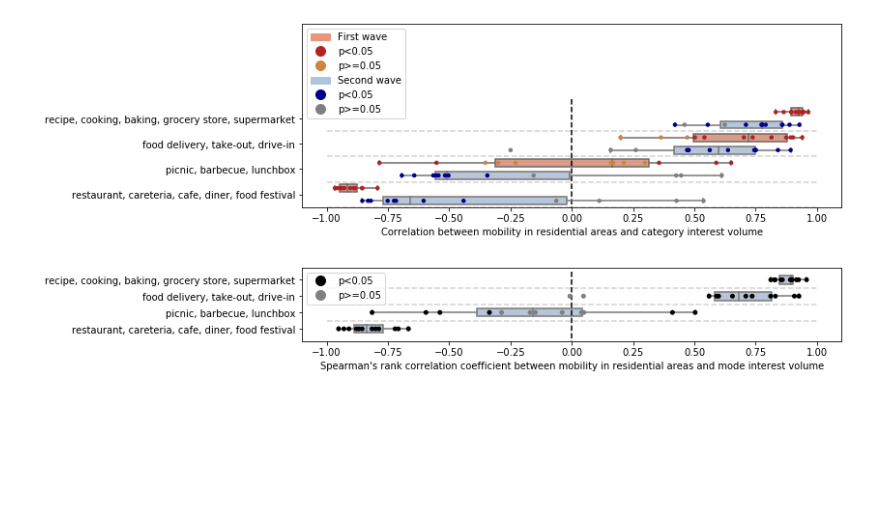
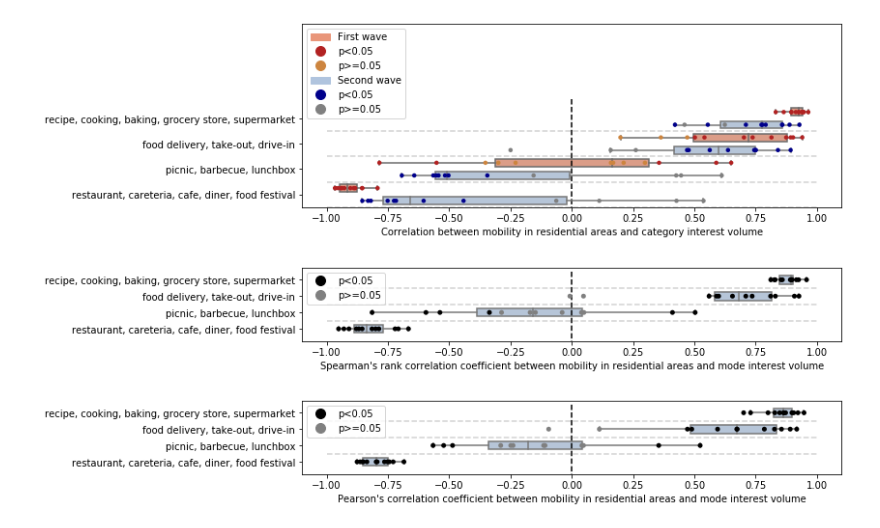
Before and after one commit to epfl-dlab/foodle-trends, a Jupyter notebook: code/analyses/modes_visualizing_timeseries.ipynb, the cells around one changed output. Cells and saved outputs as stored; diff of their text form; code cells hidden in the pictures; blank space fills up the shorter version.

```diff
--- a/code/analyses/modes_visualizing_timeseries.ipynb
+++ b/code/analyses/modes_visualizing_timeseries.ipynb
@@ -445,0 +490,46 @@ plt.savefig(FIGURES_DIR + "two_waves_corr_modes.pdf", bbox_inches='tight')
+# %%
+df_plot_w_1_a['p<0.05'] = df_plot_w_1_a['p'].apply(lambda x: 'p<0.05' if x <0.05 else 'p>=0.05')
+df_plot_w_2_a['p<0.05'] = df_plot_w_2_a['p'].apply(lambda x: 'p<0.05' if x <0.05 else 'p>=0.05')
+
+matplotlib.rcParams.update({'font.size': 10})
+
+f, ax = plt.subplots(figsize=(10,1.4))
+
+
+sns.boxplot(x="corr", y="category_id", data=df_plot_w_1_a, orient = 'h',  width = 1,
+            color = 'lightsteelblue', order=np.arange(2*29), showfliers=False)
+
+red_patch = mpatches.Patch(color='darksalmon', label='First wave')
+blue_patch = mpatches.Patch(color='lightsteelblue', label='Second wave')
+
+
+sc1 = Line2D([0], [0], marker='o', color='black', label='p<0.05', linestyle = 'None',
+                          markerfacecolor='black', markersize=10)
+sc2 = Line2D([0], [0], marker='o', color='gray', label='p>=0.05', linestyle = 'None',
+                          markerfacecolor='gray', markersize=10)
+
+
+sns.stripplot(x="corr", y="category_id", hue = 'p<0.05',data=df_plot_w_1_a, orient = 'h',
+            size = 5, palette=['black','gray'], order=np.arange(2*29), jitter = 0)
+
+
+plt.legend(handles=[sc1, sc2], loc = 'upper left', #bbox_to_anchor = (0,1)
+          )
+
+
+
+for i in range(1,6)[::2]:
+    plt.hlines(i,-1,1,linestyle ='--',color = 'lightgray')
+
+             #width=0.5
+
+plt.yticks(np.arange(2*29)[::2], [dict_annotate[i] for i in order]);
+plt.ylim([4*2-0.5, -1.5])
+plt.vlines(0,-1,56, linestyle = '--',color = 'black')
+plt.ylabel('')
+plt.xlabel("Pearson's correlation coefficient between mobility in residential areas and mode interest volume");
+
+
+plt.savefig(FIGURES_DIR + "appendix_pearson_corr_modes.pdf", bbox_inches='tight')
+# %% [output]
+[figure, added]
```
Also changed, not shown: parts of 4 cells of this notebook, 14 other files.
